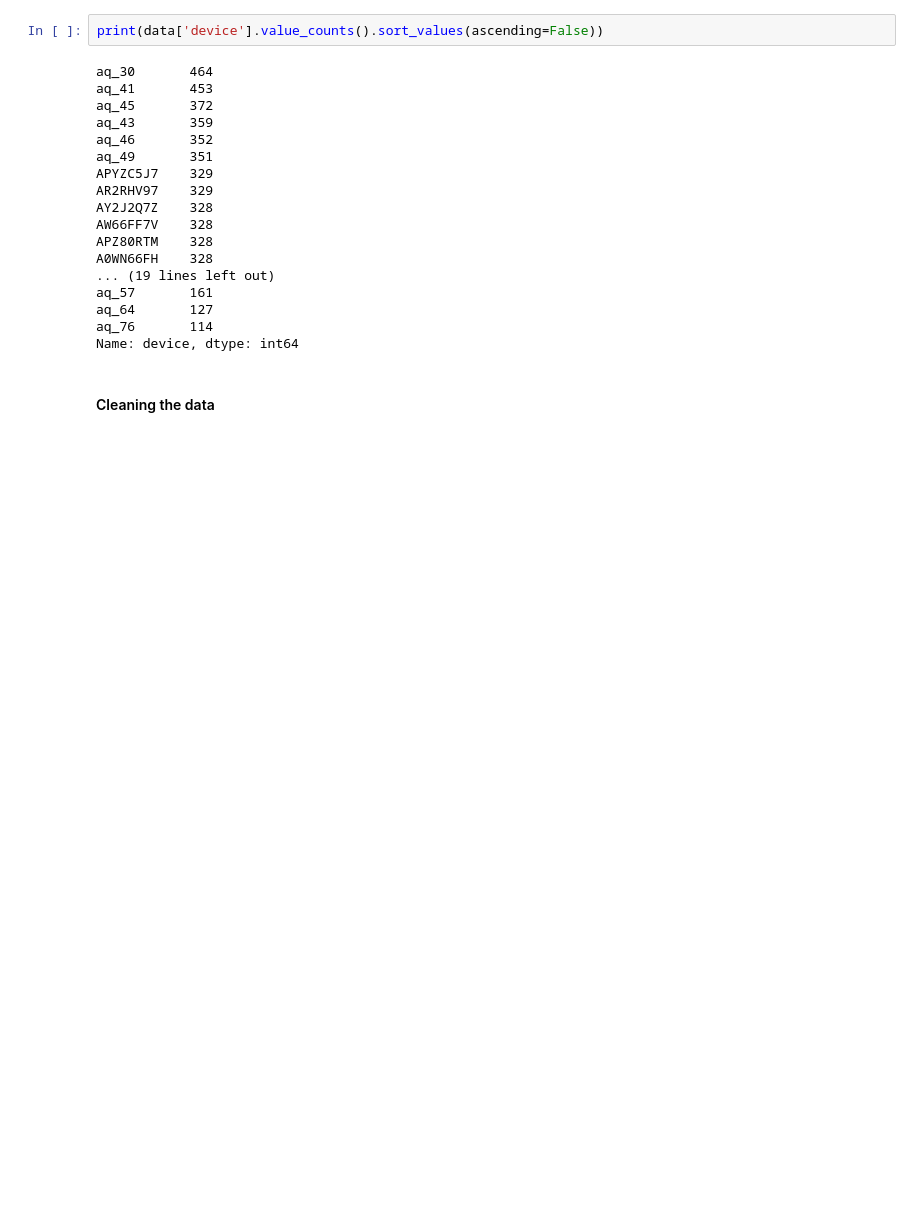
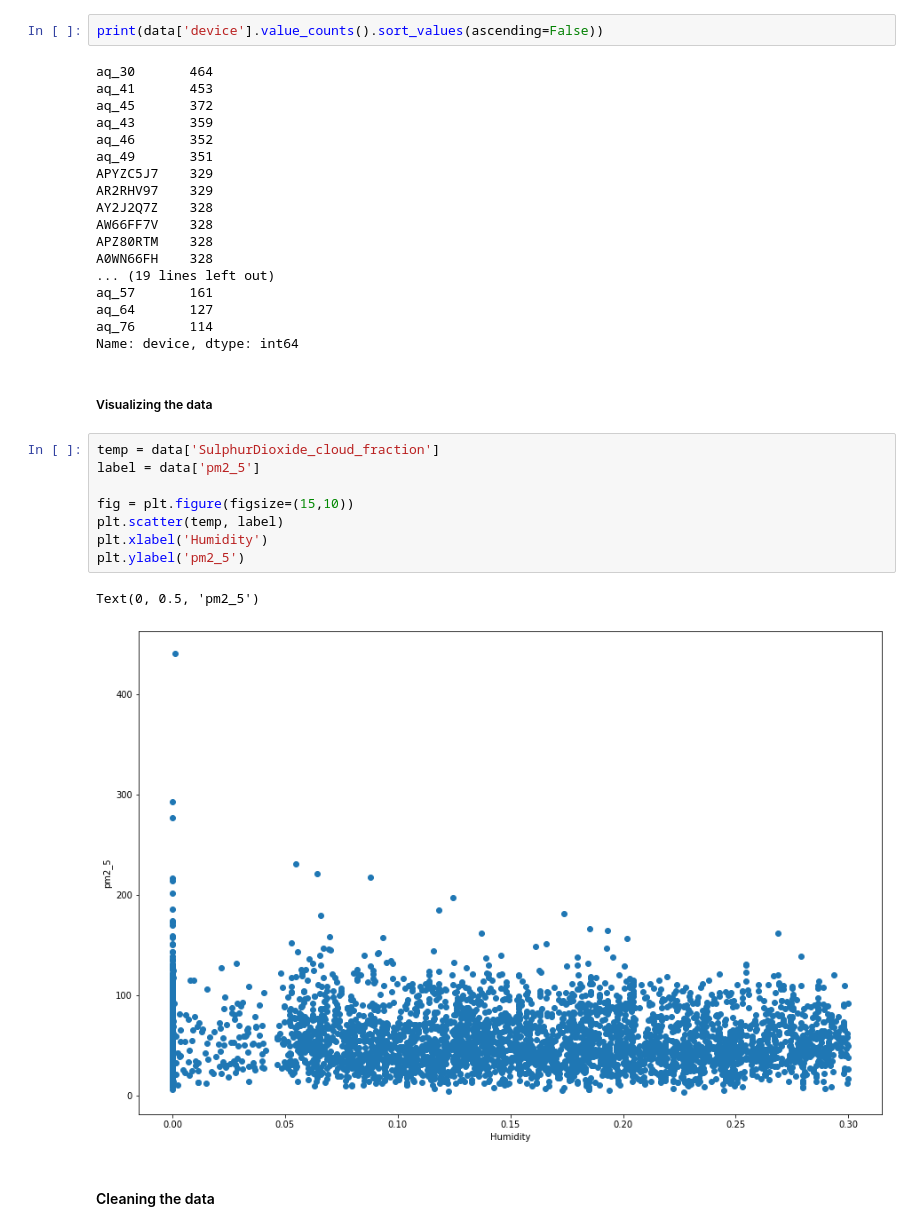
Before and after one commit to michaelbabajide/zindi-competitions, a Jupyter notebook: train.ipynb, the cells around one changed output. Cells and saved outputs as stored; diff of their text form; blank space fills up the shorter version.

```diff
--- a/train.ipynb
+++ b/train.ipynb
@@ -116,6 +116,19 @@ aq_57       161
 aq_64       127
 aq_76       114
 Name: device, dtype: int64
+# %% [markdown]
+##### Visualizing the data
+# %%
+temp = data['SulphurDioxide_cloud_fraction']
+label = data['pm2_5']
+
+fig = plt.figure(figsize=(15,10))
+plt.scatter(temp, label)
+plt.xlabel('Humidity')
+plt.ylabel('pm2_5')
+# %% [output]
+Text(0, 0.5, 'pm2_5')
+[figure, added]
 # %% [markdown]
 #### Cleaning the data
 # %% [markdown]
```
Also changed, not shown: parts of 9 cells of this notebook.
